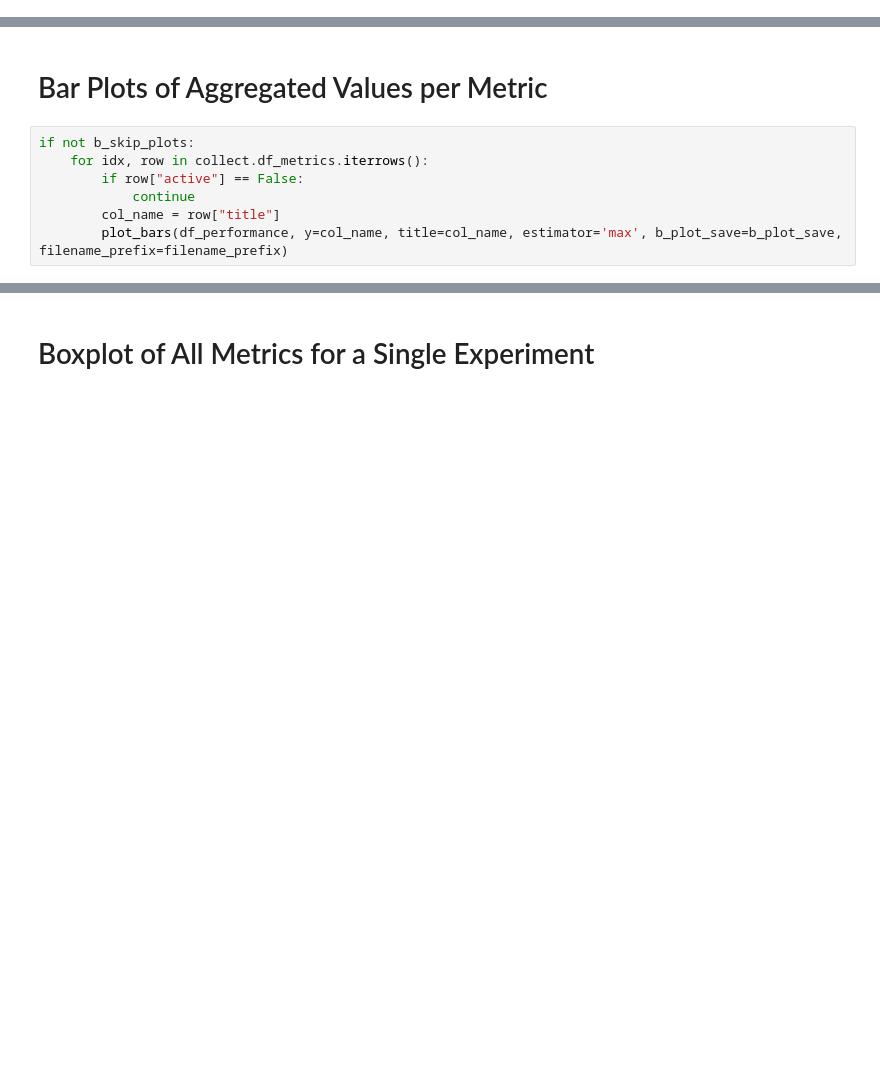
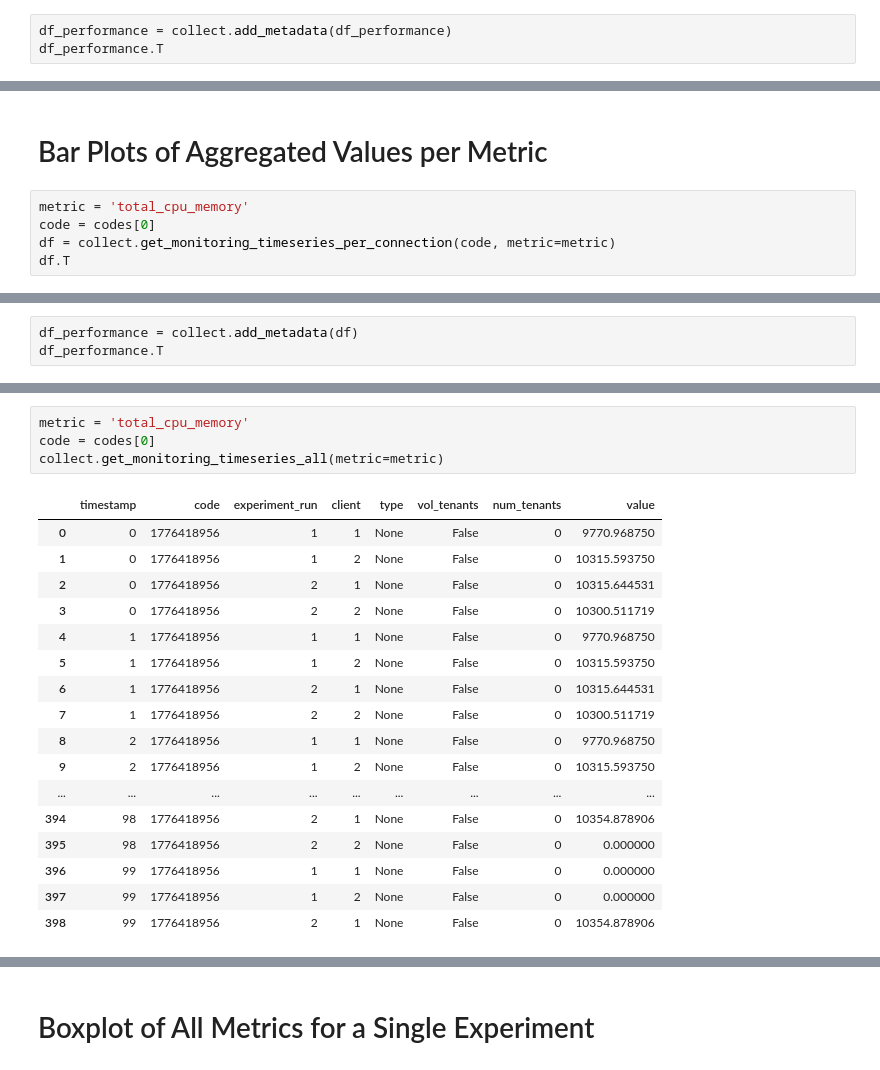
Before and after one commit to Beuth-Erdelt/Benchmark-Experiment-Host-Manager, a Jupyter notebook: dev/Collector-TPC-H.ipynb, the cells around one changed output, grey strips where cells are left out. Drawn from its saved outputs; the diff is of its cells as text; blank space fills up the shorter version.

```diff
--- a/dev/Collector-TPC-H.ipynb
+++ b/dev/Collector-TPC-H.ipynb
@@ -167,0 +186,3 @@ df_performance.T
+# %%
+df_performance = collect.add_metadata(df_performance)
+df_performance.T
@@ -168,9 +208,7 @@ df_performance.T
 # %% [markdown]
 # Bar Plots of Aggregated Values per Metric
 # %%
-if not b_skip_plots:
-    for idx, row in collect.df_metrics.iterrows():
-        if row["active"] == False:
-            continue
-        col_name = row["title"]
-        plot_bars(df_performance, y=col_name, title=col_name, estimator='max', b_plot_save=b_plot_save, filename_prefix=filename_prefix)
+metric = 'total_cpu_memory'
+code = codes[0]
+df = collect.get_monitoring_timeseries_per_connection(code, metric=metric)
+df.T
@@ -176,0 +233,3 @@ if not b_skip_plots:
+# %%
+df_performance = collect.add_metadata(df)
+df_performance.T
@@ -176,0 +255,22 @@ if not b_skip_plots:
+# %%
+metric = 'total_cpu_memory'
+code = codes[0]
+collect.get_monitoring_timeseries_all(metric=metric)
+# %% [output]
+|  | timestamp | code | experiment_run | client | type | vol_tenants | num_tenants | value |
+| 0 | 0 | 1776418956 | 1 | 1 | None | False | 0 | 9770.968750 |
+| 1 | 0 | 1776418956 | 1 | 2 | None | False | 0 | 10315.593750 |
+| 2 | 0 | 1776418956 | 2 | 1 | None | False | 0 | 10315.644531 |
+| 3 | 0 | 1776418956 | 2 | 2 | None | False | 0 | 10300.511719 |
+| 4 | 1 | 1776418956 | 1 | 1 | None | False | 0 | 9770.968750 |
+| 5 | 1 | 1776418956 | 1 | 2 | None | False | 0 | 10315.593750 |
+| 6 | 1 | 1776418956 | 2 | 1 | None | False | 0 | 10315.644531 |
+| 7 | 1 | 1776418956 | 2 | 2 | None | False | 0 | 10300.511719 |
+| 8 | 2 | 1776418956 | 1 | 1 | None | False | 0 | 9770.968750 |
+| 9 | 2 | 1776418956 | 1 | 2 | None | False | 0 | 10315.593750 |
+| ... | ... | ... | ... | ... | ... | ... | ... | ... |
+| 394 | 98 | 1776418956 | 2 | 1 | None | False | 0 | 10354.878906 |
+| 395 | 98 | 1776418956 | 2 | 2 | None | False | 0 | 0.000000 |
+| 396 | 99 | 1776418956 | 1 | 1 | None | False | 0 | 0.000000 |
+| 397 | 99 | 1776418956 | 1 | 2 | None | False | 0 | 0.000000 |
+| 398 | 99 | 1776418956 | 2 | 1 | None | False | 0 | 10354.878906 |
```
Also changed, not shown: parts of 70 cells of this notebook, 4 other files.
